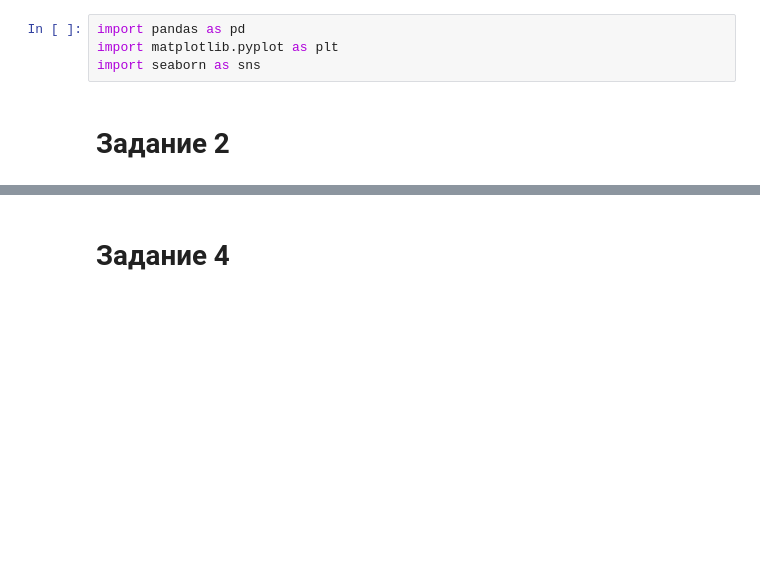
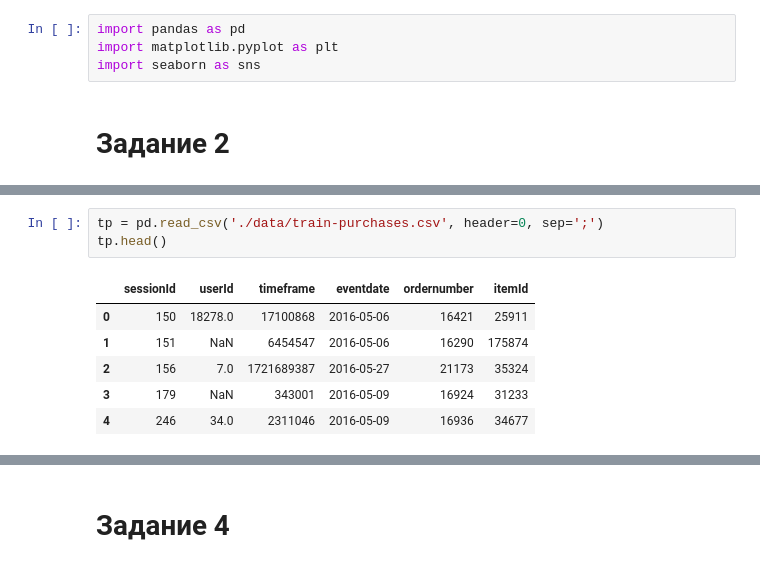
Before and after one commit to VVh1tey/da_practice, a Jupyter notebook: In progress/DIGINETICA/task2.ipynb, the cells around one changed output, grey strips where cells are left out. Saved outputs shown, nothing was run; the diff lists cells and outputs as text; blank space fills up the shorter version.

```diff
--- a/In progress/DIGINETICA/task2.ipynb
+++ b/In progress/DIGINETICA/task2.ipynb
@@ -8,0 +49,10 @@ import seaborn as sns
+# %%
+tp = pd.read_csv('./data/train-purchases.csv', header=0, sep=';')
+tp.head()
+# %% [output]
+|  | sessionId | userId | timeframe | eventdate | ordernumber | itemId |
+| 0 | 150 | 18278.0 | 17100868 | 2016-05-06 | 16421 | 25911 |
+| 1 | 151 | NaN | 6454547 | 2016-05-06 | 16290 | 175874 |
+| 2 | 156 | 7.0 | 1721689387 | 2016-05-27 | 21173 | 35324 |
+| 3 | 179 | NaN | 343001 | 2016-05-09 | 16924 | 31233 |
+| 4 | 246 | 34.0 | 2311046 | 2016-05-09 | 16936 | 34677 |
```
Also changed, not shown: parts of 14 cells of this notebook, 1 other file.
